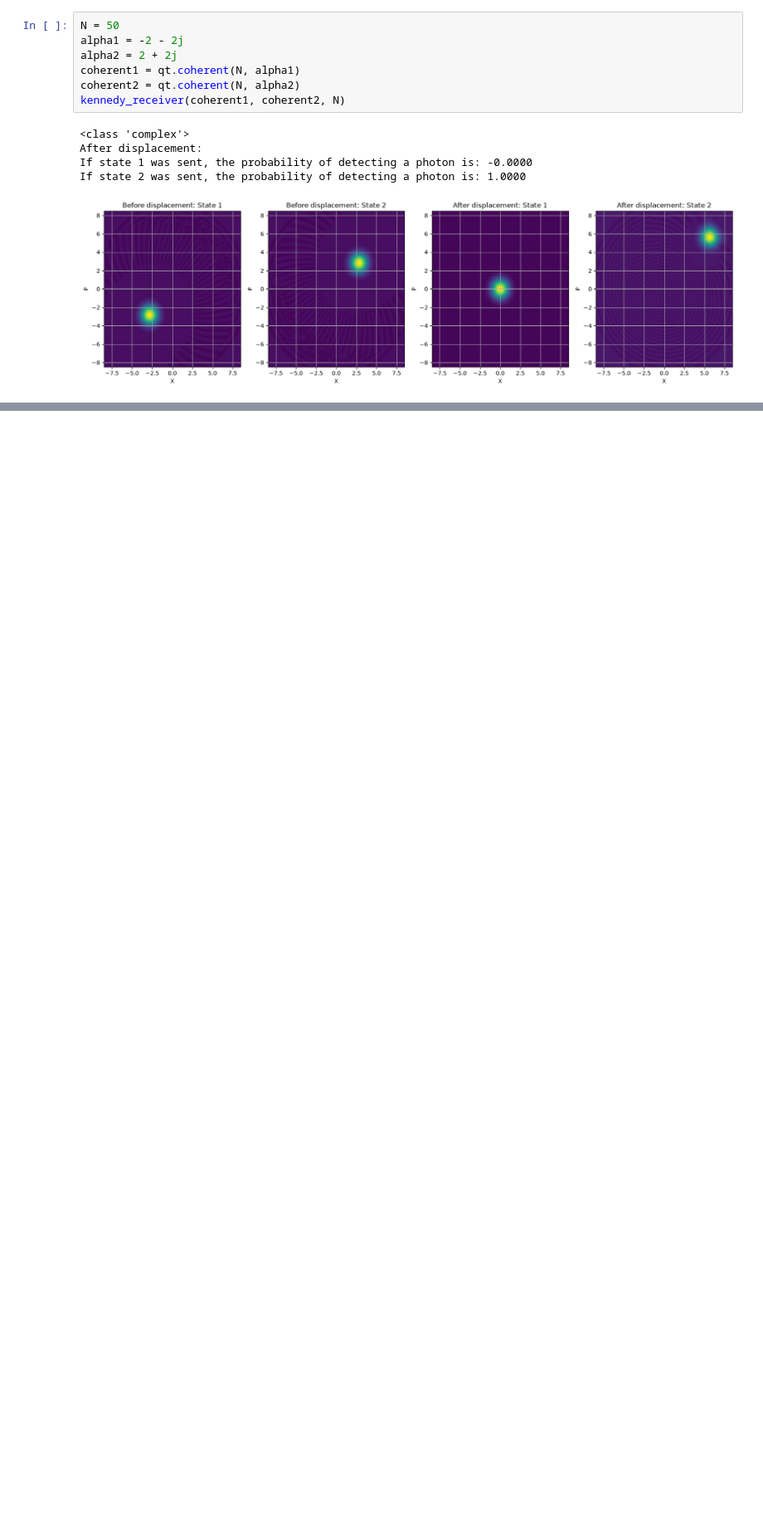
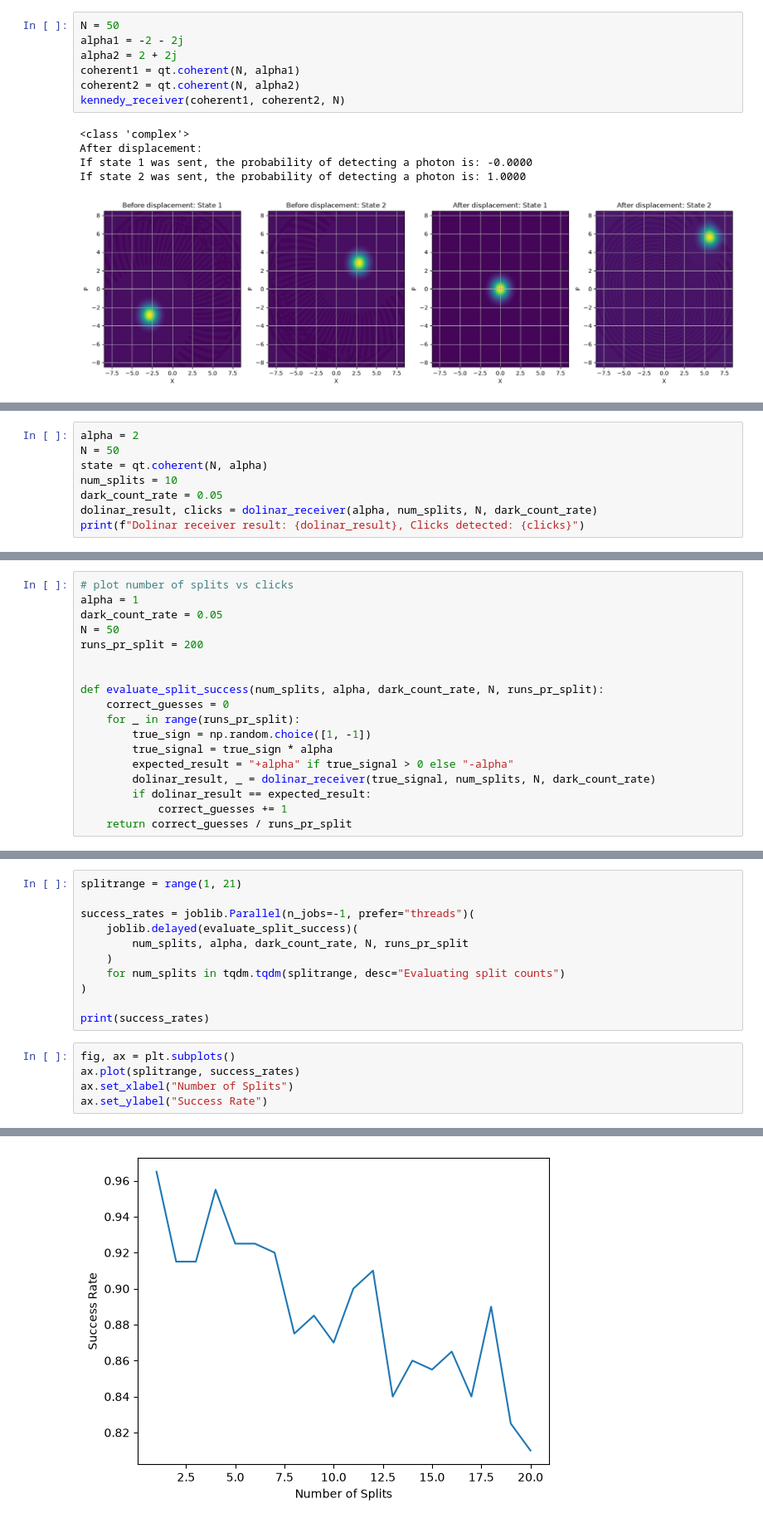
Before and after one commit to eskildpra/Dolinar-Receiver, a Jupyter notebook: test.ipynb, the cells around one changed output, grey strips where cells are left out. Shown at 83% size. Saved outputs shown, nothing was run; the diff lists cells and outputs as text; blank space fills up the shorter version.

Commit message:
Slow dolinar, began plotting success prob

```diff
--- a/test.ipynb
+++ b/test.ipynb
@@ -137,3 +138,11 @@ def dolinar_receiver(signal, num_splits, N):
             guess_sliced_alpha = -guess_sliced_alpha
     final = "+alpha" if guess_sliced_alpha > 0 else "-alpha"
     return final, click_count
+# %%
+alpha = 2
+N = 50
+state = qt.coherent(N, alpha)
+num_splits = 10
+dark_count_rate = 0.05
+dolinar_result, clicks = dolinar_receiver(alpha, num_splits, N, dark_count_rate)
+print(f"Dolinar receiver result: {dolinar_result}, Clicks detected: {clicks}")
@@ -139,0 +151,18 @@ def dolinar_receiver(signal, num_splits, N):
+# %%
+# plot number of splits vs clicks
+alpha = 1
+dark_count_rate = 0.05
+N = 50
+runs_pr_split = 200
+
+
+def evaluate_split_success(num_splits, alpha, dark_count_rate, N, runs_pr_split):
+    correct_guesses = 0
+    for _ in range(runs_pr_split):
+        true_sign = np.random.choice([1, -1])
+        true_signal = true_sign * alpha
+        expected_result = "+alpha" if true_signal > 0 else "-alpha"
+        dolinar_result, _ = dolinar_receiver(true_signal, num_splits, N, dark_count_rate)
+        if dolinar_result == expected_result:
+            correct_guesses += 1
+    return correct_guesses / runs_pr_split
@@ -139,0 +171,17 @@ def dolinar_receiver(signal, num_splits, N):
+# %%
+splitrange = range(1, 21)
+
+success_rates = joblib.Parallel(n_jobs=-1, prefer="threads")(
+    joblib.delayed(evaluate_split_success)(
+        num_splits, alpha, dark_count_rate, N, runs_pr_split
+    )
+    for num_splits in tqdm.tqdm(splitrange, desc="Evaluating split counts")
+)
+
+print(success_rates)
+# %%
+fig, ax = plt.subplots()
+ax.plot(splitrange, success_rates)
+ax.set_xlabel("Number of Splits")
+ax.set_ylabel("Success Rate")
+# %% [output]
@@ -139,0 +189 @@ def dolinar_receiver(signal, num_splits, N):
+[figure, added]
```
Also changed, not shown: parts of 4 cells of this notebook.
